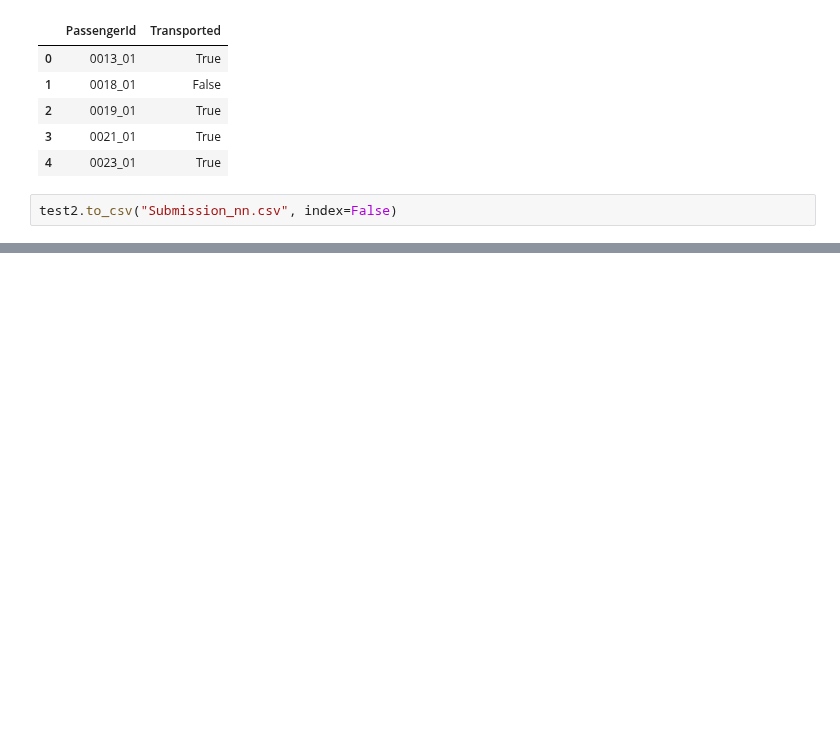
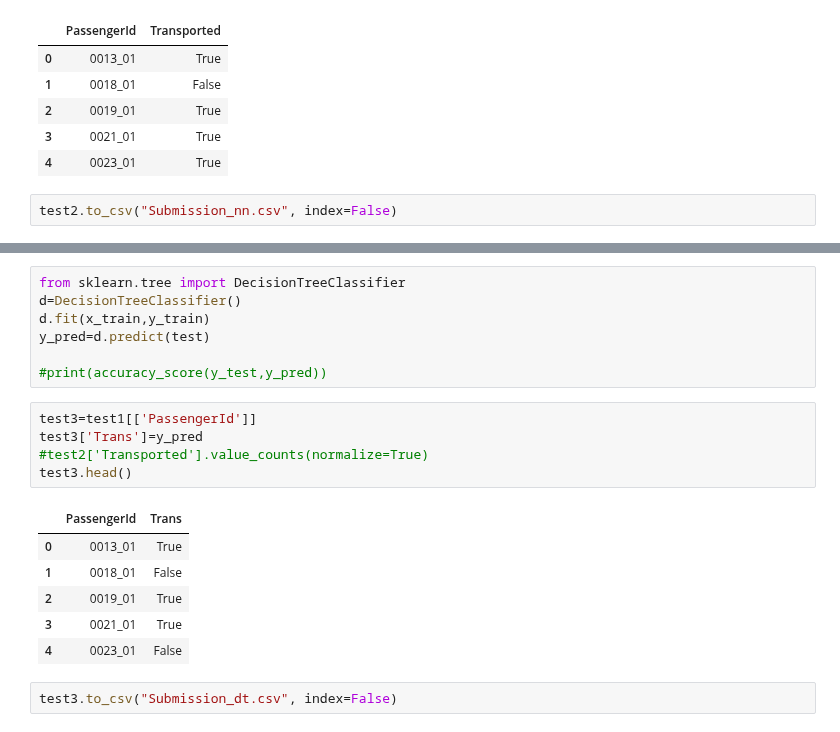
Before and after one commit to Chirag314/EDA, a Jupyter notebook: spaceship_titanic1.ipynb, the cells around one changed output, grey strips where cells are left out. Drawn from its saved outputs; the diff is of its cells as text; blank space fills up the shorter version.

```diff
--- a/spaceship_titanic1.ipynb
+++ b/spaceship_titanic1.ipynb
@@ -787,0 +830,21 @@ test2.to_csv("Submission_nn.csv", index=False)
+# %%
+from sklearn.tree import DecisionTreeClassifier
+d=DecisionTreeClassifier()
+d.fit(x_train,y_train)
+y_pred=d.predict(test)
+
+#print(accuracy_score(y_test,y_pred))
+# %%
+test3=test1[['PassengerId']]
+test3['Trans']=y_pred
+#test2['Transported'].value_counts(normalize=True)
+test3.head()
+# %% [output]
+|  | PassengerId | Trans |
+| 0 | 0013_01 | True |
+| 1 | 0018_01 | False |
+| 2 | 0019_01 | True |
+| 3 | 0021_01 | True |
+| 4 | 0023_01 | False |
+# %%
+test3.to_csv("Submission_dt.csv", index=False)
```
Also changed, not shown: parts of 9 cells of this notebook.
